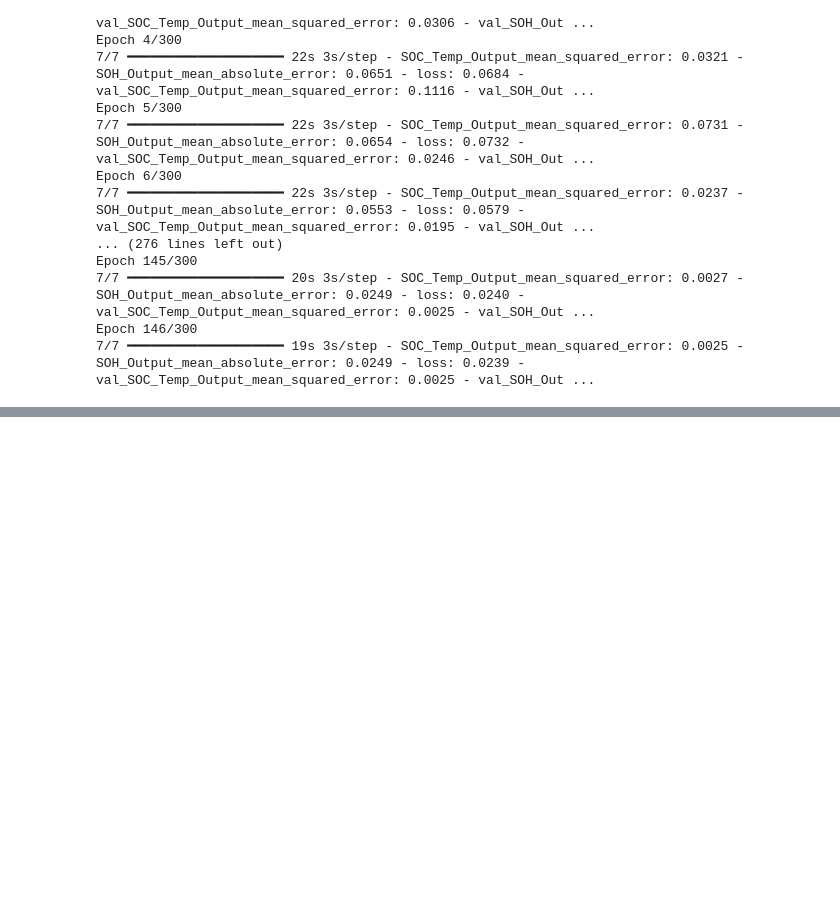
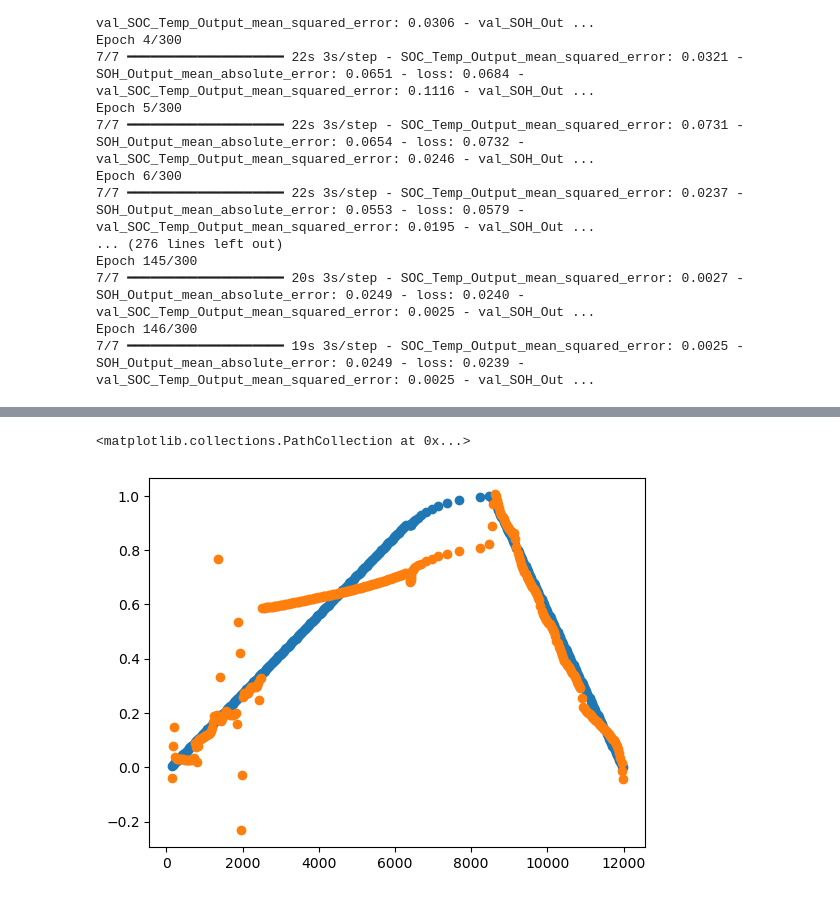
Before and after one commit to ryleytraverse/calce_project, a Jupyter notebook: soc_soh_estimation_framework_modeling.ipynb, the cells around one changed output, grey strips where cells are left out. Saved outputs shown, nothing was run; the diff lists cells and outputs as text; code cells hidden in the pictures; blank space fills up the shorter version.

```diff
--- a/soc_soh_estimation_framework_modeling.ipynb
+++ b/soc_soh_estimation_framework_modeling.ipynb
@@ -357,0 +406,7 @@ KeyboardInterrupt:
+# %%
+df_soc_test_50 = df_soc_test[df_soc_test['cycle_num']==50]
+plt.scatter(df_soc_test_50['charge_time'], df_soc_test_50['soc'])
+plt.scatter(df_soc_test_50['charge_time'], df_soc_test_50['soc_prediction'])
+# %% [output]
+<matplotlib.collections.PathCollection at 0x...>
+[figure, added]
```
Also changed, not shown: parts of 16 cells of this notebook, 2 other files.
